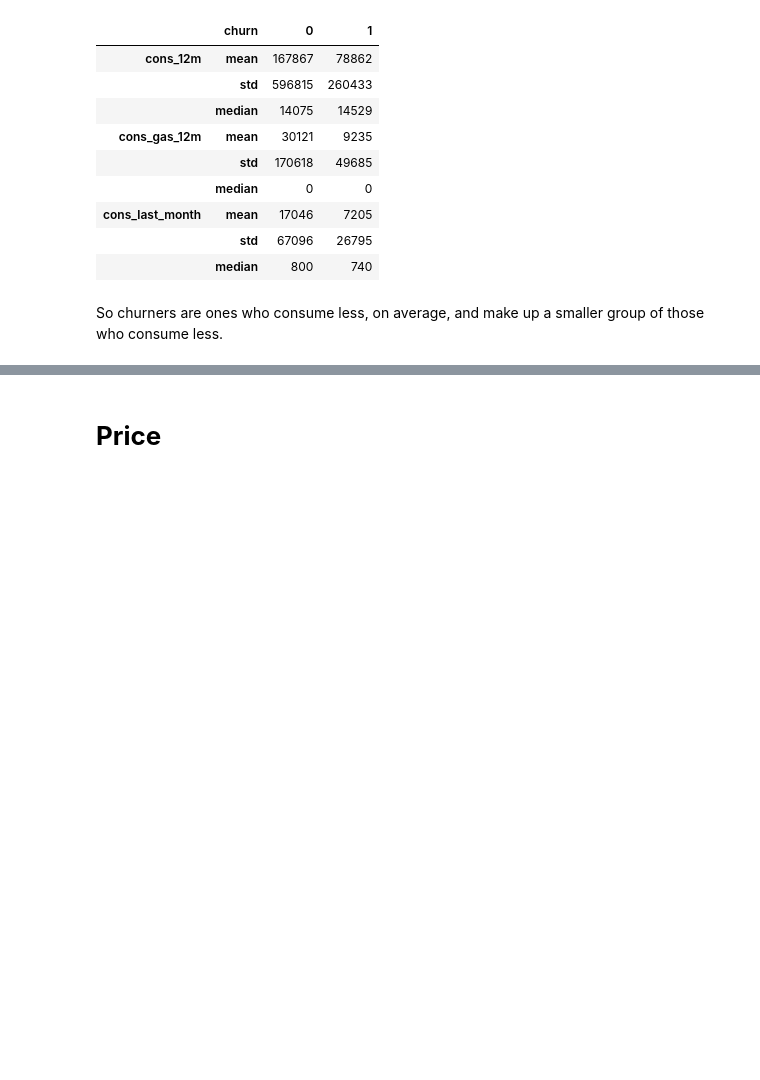
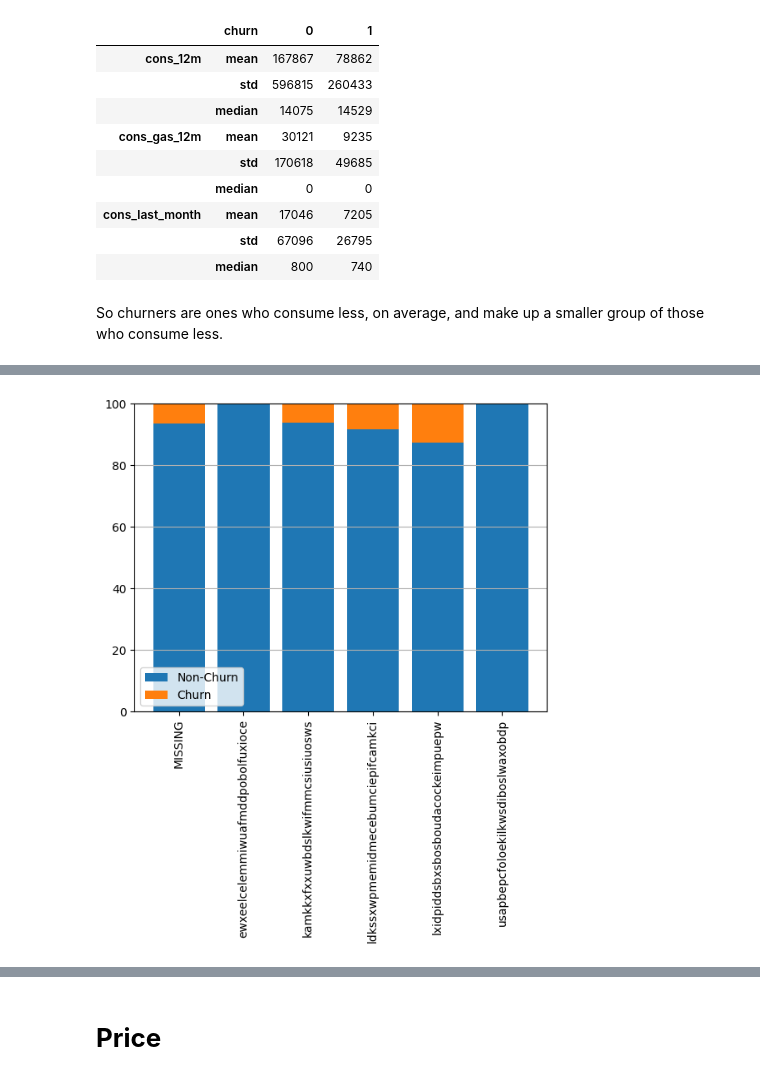
Before and after one commit to bktakacs/Forage-BCG_X-DataScience, a Jupyter notebook: Task 2 - Exploratory Data Analysis/myeda.ipynb, the cells around one changed output, grey strips where cells are left out. Cells and saved outputs as stored; diff of their text form; code cells hidden in the pictures; blank space fills up the shorter version.

```diff
--- a/Task 2 - Exploratory Data Analysis/myeda.ipynb
+++ b/Task 2 - Exploratory Data Analysis/myeda.ipynb
@@ -162,0 +242,4 @@ forc
+# %%
+origin = client[['origin_up', 'churn']].groupby('churn').value_counts().unstack(level=1).fillna(0).transpose()
+origin = (origin.div(origin.sum(axis=1), axis=0) * 100).round(2)
+origin
@@ -162,0 +255,10 @@ forc
+# %%
+plt.figure()
+plt.bar(origin.index, origin[0], label='Non-Churn')
+plt.bar(origin.index, origin[1], bottom=origin[0], label='Churn')
+plt.legend()
+plt.grid(axis='y')
+plt.xticks(rotation=90)
+plt.show()
+# %% [output]
+[figure, added]
```
Also changed, not shown: parts of 30 cells of this notebook.
